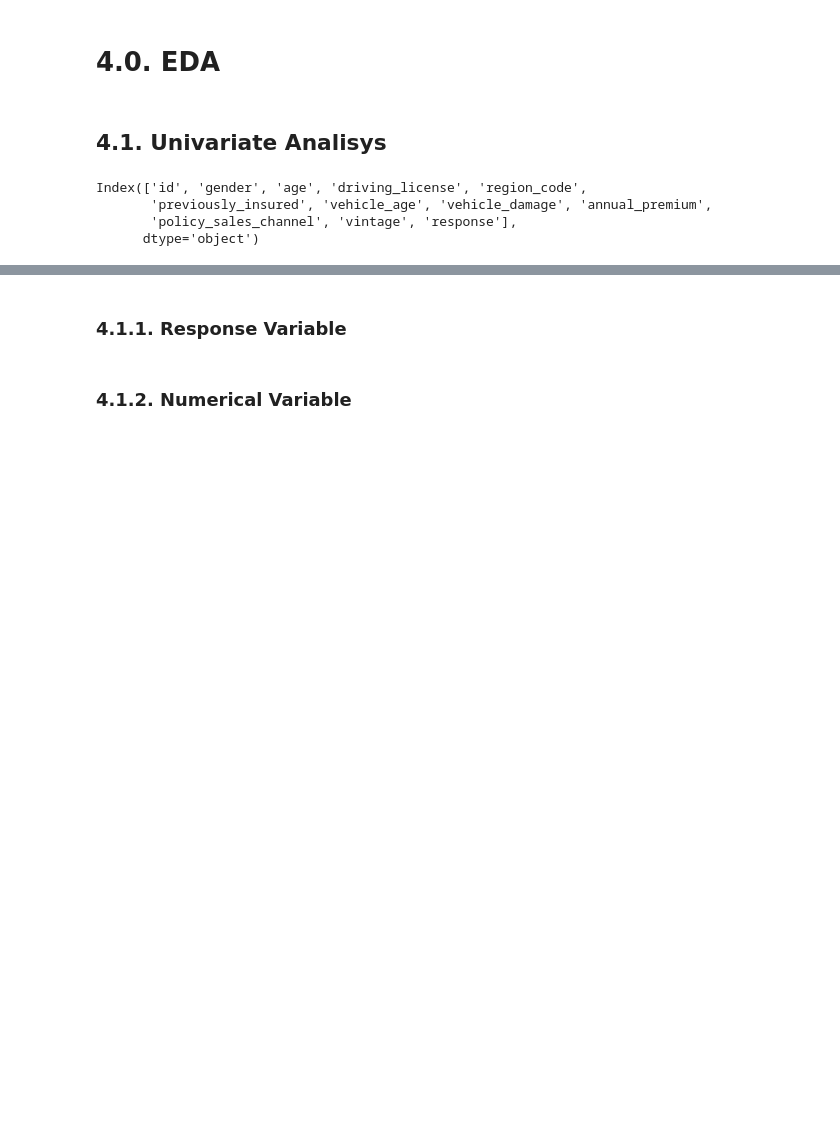
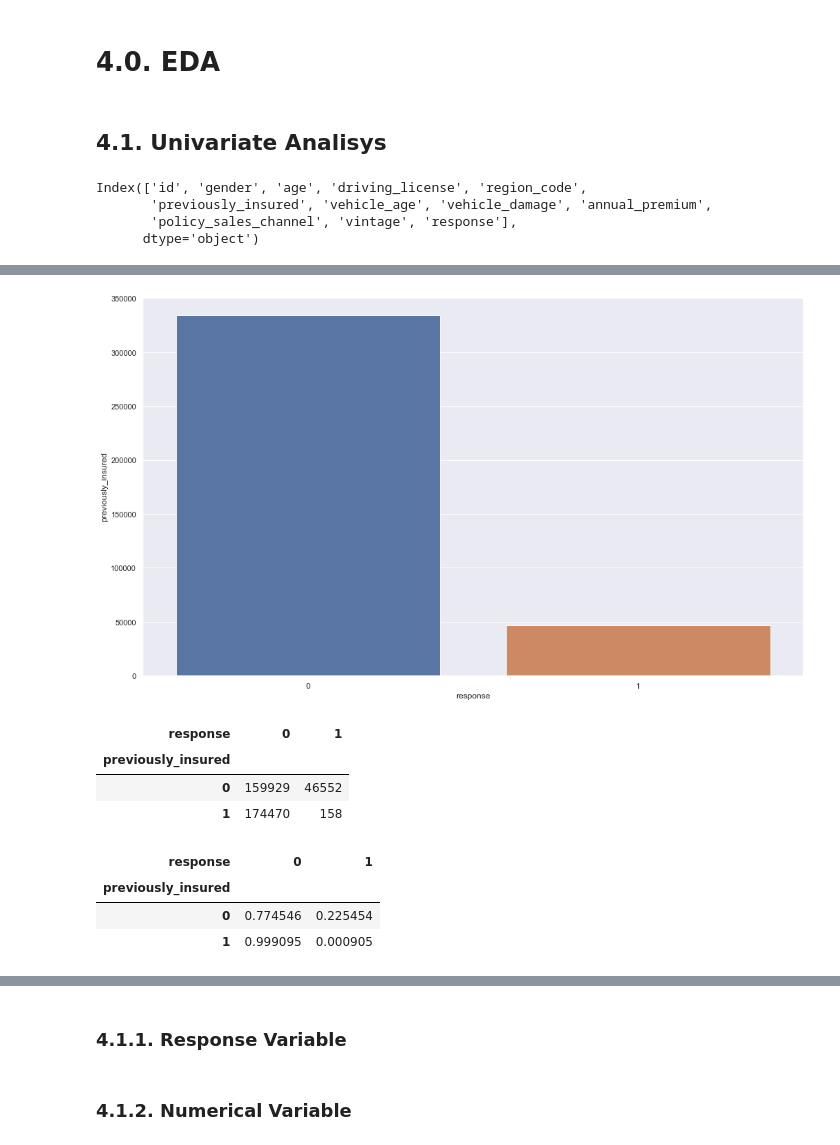
Before and after one commit to ThiagoBorgesLima/health_insurance, a Jupyter notebook: notebooks/mdfl_health_insurance_cross_sell.ipynb, the cells around one changed output, grey strips where cells are left out. Drawn from its saved outputs; the diff is of its cells as text; code cells hidden in the pictures; blank space fills up the shorter version.

```diff
--- a/notebooks/mdfl_health_insurance_cross_sell.ipynb
+++ b/notebooks/mdfl_health_insurance_cross_sell.ipynb
@@ -182,0 +222,21 @@ Index(['id', 'gender', 'age', 'driving_license', 'region_code',
+# %%
+#previously_insured
+aux = df4[['previously_insured', 'response']].groupby( 'response' ).count().reset_index()
+aux
+sns.barplot( x='response', y='previously_insured', data=aux);
+# %% [output]
+[figure, added]
+# %%
+pd.crosstab( df4['previously_insured'], df4['response'] )
+# %% [output]
+| response | 0 | 1 |
+| previously_insured |  |  |
+| 0 | 159929 | 46552 |
+| 1 | 174470 | 158 |
+# %%
+pd.crosstab( df4['previously_insured'], df4['response'] ).apply( lambda x: x / x.sum(), axis=1)
+# %% [output]
+| response | 0 | 1 |
+| previously_insured |  |  |
+| 0 | 0.774546 | 0.225454 |
+| 1 | 0.999095 | 0.000905 |
```
Also changed, not shown: parts of 13 cells of this notebook.
